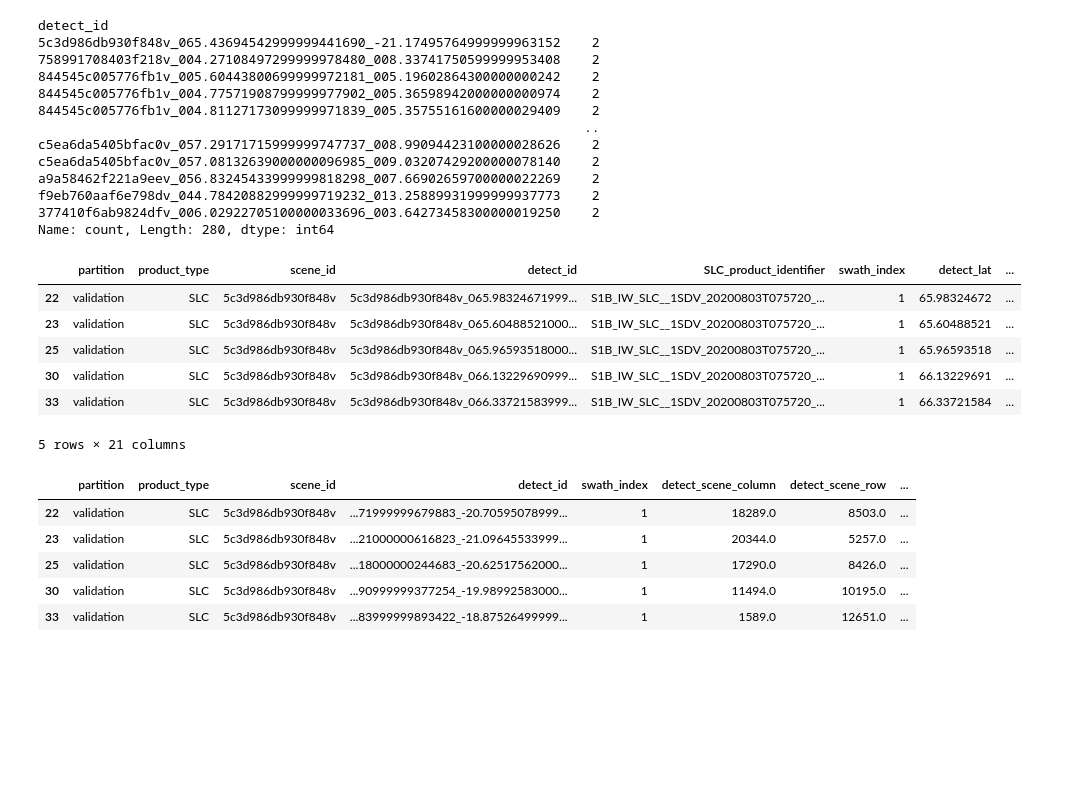
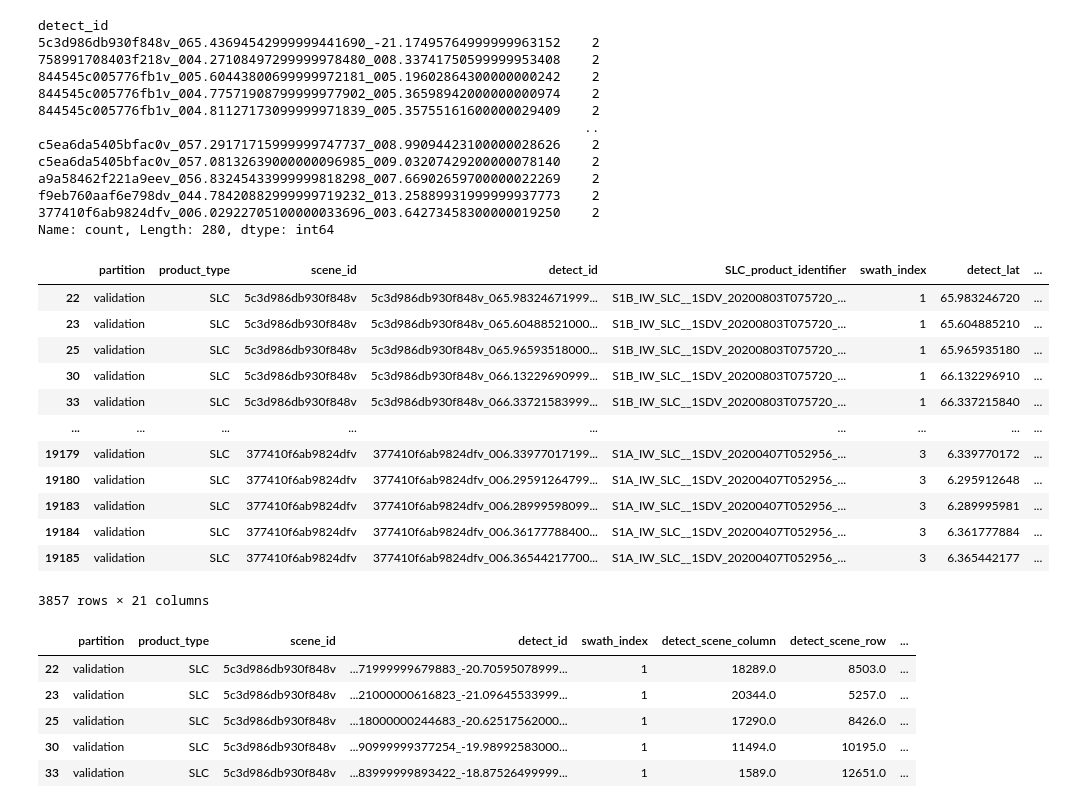
Before and after one commit to pmillitz/SARship-detect, a Jupyter notebook: working/SARFish_Project.ipynb, the cells around one changed output. Drawn from its saved outputs; the diff is of its cells as text; code cells hidden in the pictures; blank space fills up the shorter version.

```diff
--- a/working/SARFish_Project.ipynb
+++ b/working/SARFish_Project.ipynb
@@ -243,22 +251,28 @@ f9eb760aaf6e798dv_044.78420882999999719232_013.25889931999999937773    2
 377410f6ab9824dfv_006.02922705100000033696_003.64273458300000019250    2
 Name: count, Length: 280, dtype: int64
 # %%
-# Filter for true vessels detections which are either fishing vessels or not and for which there is HIGH or MEDIUM confidence
-col_range = ['top', 'left', 'bottom', 'right']
+# Filter for true vessels detections which are either fishing or not and for which there is HIGH or MEDIUM confidence and where the pixels locations of all four corners of the bounding box are not missing
+col_range = ['top', 'left', 'bottom', 'right'] # bounding box corner pixels
 
 df_labels_val_filt = df_labels_val[ ( (df_labels_val['is_vessel'] == True) & (df_labels_val['is_fishing'].notnull() ) &
                                     ( (df_labels_val['confidence'] == 'HIGH') | (df_labels_val['confidence'] == 'MEDIUM') ) &
                                        df_labels_val[col_range].notnull().all(axis=1)) ]
 # Display a few values
-df_labels_val_filt.head()
+df_labels_val_filt
 # %% [output]
 |  | partition | product_type | scene_id | detect_id | SLC_product_identifier | swath_index | detect_lat | ... |
-| 22 | validation | SLC | 5c3d986db930f848v | 5c3d986db930f848v_065.98324671999... | S1B_IW_SLC__1SDV_20200803T075720_... | 1 | 65.98324672 | ... |
-| 23 | validation | SLC | 5c3d986db930f848v | 5c3d986db930f848v_065.60488521000... | S1B_IW_SLC__1SDV_20200803T075720_... | 1 | 65.60488521 | ... |
-| 25 | validation | SLC | 5c3d986db930f848v | 5c3d986db930f848v_065.96593518000... | S1B_IW_SLC__1SDV_20200803T075720_... | 1 | 65.96593518 | ... |
-| 30 | validation | SLC | 5c3d986db930f848v | 5c3d986db930f848v_066.13229690999... | S1B_IW_SLC__1SDV_20200803T075720_... | 1 | 66.13229691 | ... |
-| 33 | validation | SLC | 5c3d986db930f848v | 5c3d986db930f848v_066.33721583999... | S1B_IW_SLC__1SDV_20200803T075720_... | 1 | 66.33721584 | ... |
+| 22 | validation | SLC | 5c3d986db930f848v | 5c3d986db930f848v_065.98324671999... | S1B_IW_SLC__1SDV_20200803T075720_... | 1 | 65.983246720 | ... |
+| 23 | validation | SLC | 5c3d986db930f848v | 5c3d986db930f848v_065.60488521000... | S1B_IW_SLC__1SDV_20200803T075720_... | 1 | 65.604885210 | ... |
+| 25 | validation | SLC | 5c3d986db930f848v | 5c3d986db930f848v_065.96593518000... | S1B_IW_SLC__1SDV_20200803T075720_... | 1 | 65.965935180 | ... |
+| 30 | validation | SLC | 5c3d986db930f848v | 5c3d986db930f848v_066.13229690999... | S1B_IW_SLC__1SDV_20200803T075720_... | 1 | 66.132296910 | ... |
+| 33 | validation | SLC | 5c3d986db930f848v | 5c3d986db930f848v_066.33721583999... | S1B_IW_SLC__1SDV_20200803T075720_... | 1 | 66.337215840 | ... |
+| ... | ... | ... | ... | ... | ... | ... | ... | ... |
+| 19179 | validation | SLC | 377410f6ab9824dfv | 377410f6ab9824dfv_006.33977017199... | S1A_IW_SLC__1SDV_20200407T052956_... | 3 | 6.339770172 | ... |
+| 19180 | validation | SLC | 377410f6ab9824dfv | 377410f6ab9824dfv_006.29591264799... | S1A_IW_SLC__1SDV_20200407T052956_... | 3 | 6.295912648 | ... |
+| 19183 | validation | SLC | 377410f6ab9824dfv | 377410f6ab9824dfv_006.28999598099... | S1A_IW_SLC__1SDV_20200407T052956_... | 3 | 6.289995981 | ... |
+| 19184 | validation | SLC | 377410f6ab9824dfv | 377410f6ab9824dfv_006.36177788400... | S1A_IW_SLC__1SDV_20200407T052956_... | 3 | 6.361777884 | ... |
+| 19185 | validation | SLC | 377410f6ab9824dfv | 377410f6ab9824dfv_006.36544217700... | S1A_IW_SLC__1SDV_20200407T052956_... | 3 | 6.365442177 | ... |
-5 rows × 21 columns
+3857 rows × 21 columns
 # %%
 # Display abbreviated column verson of previous dataframe
 df_labels_val_filt_abv = (df_labels_val_filt[['partition','product_type','scene_id','detect_id','swath_index',
```
Also changed, not shown: parts of 34 cells of this notebook.
